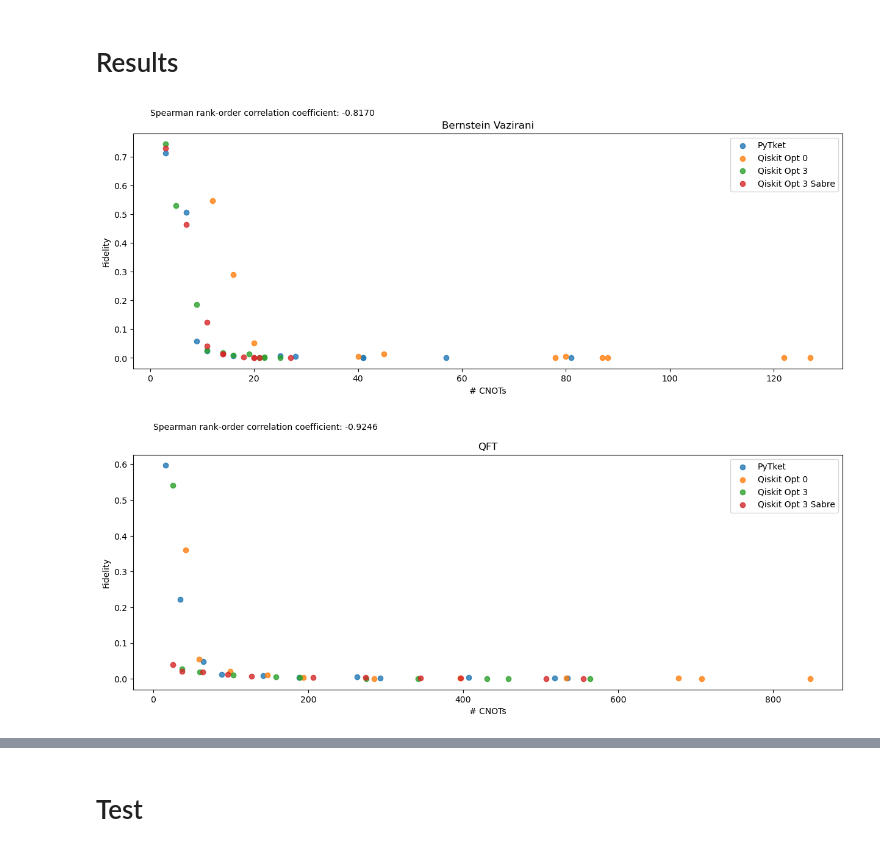
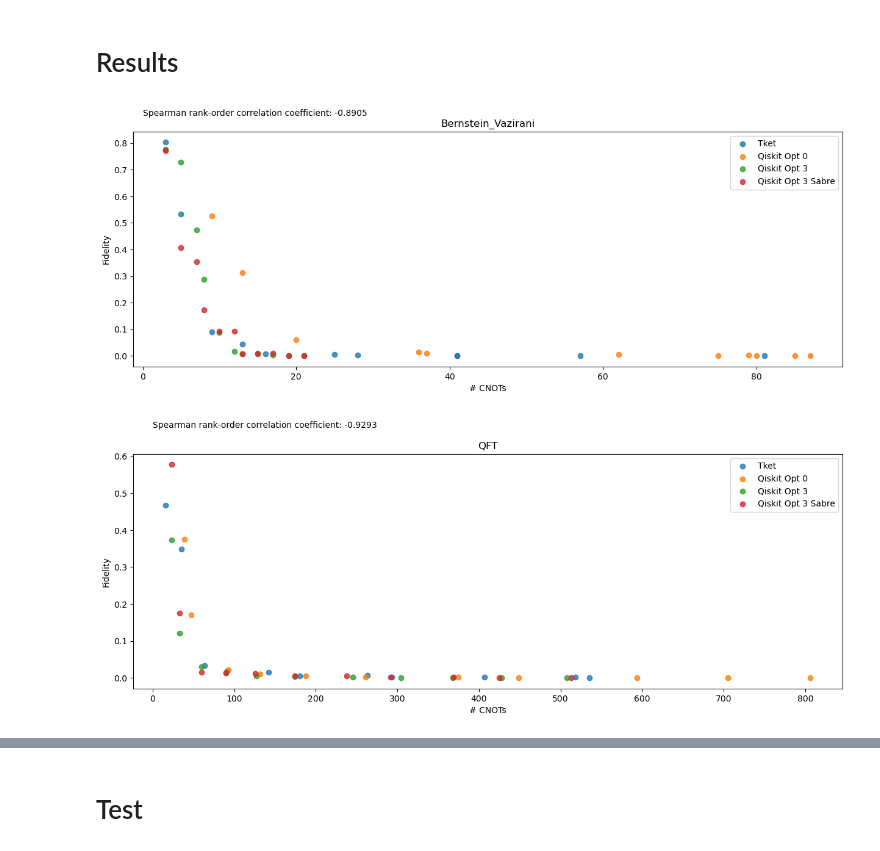
Before and after one commit to thspreetham98/quantum_project, a Jupyter notebook: benchmark/fidelity_benchmark.ipynb, the cells around one changed output, grey strips where cells are left out. Saved outputs shown, nothing was run; the diff lists cells and outputs as text; code cells hidden in the pictures.

```diff
--- a/benchmark/fidelity_benchmark.ipynb
+++ b/benchmark/fidelity_benchmark.ipynb
@@ -68,0 +29,6 @@ for qc in qcs:
+# %%
+techniques = list(techniques_temp)
+techniques.insert(0, 'Tket')
+techniques = tuple(techniques)
+display(techniques)
+del techniques_temp
@@ -69,11 +37,11 @@ for qc in qcs:
 # %% [markdown]
 # Run on IBM QC
 # %%
-job = backend.run(tqcs, shots=4000)
+# job = backend.run(transpiled_qcs, shots=4000)
 # job = fake_backend.run(tqcs, shots=1000)
 # %% [markdown]
 # Checkpoint
 # %%
-job = provider.backend.jobs()[0]
+job = provider.backend.jobs()[1]
 display(job.job_id())
 # %% [output]
@@ -139,11 +111,11 @@ for tqc in job.circuits():
 fidelities = []
 n_s = max_qubits-min_qubits+1
 
-for al_index, al_name in enumerate(algorithms.keys()):
+for al_index, al_name in enumerate(algorithms):
     for n_index in range(n_s):
         n = n_index + min_qubits
         sim_res_counts_n = sim_res_counts[al_index*(n_s) + n_index]
-        for t_index, t_name in enumerate(techniques.keys()):
+        for t_index, t_name in enumerate(techniques):
             tqc_index = al_index*(n_s)*len(techniques) + n_index*len(techniques) + t_index
             qc_counts = qc_res_counts[tqc_index]
             hf = hellinger_fidelity(sim_res_counts_n, qc_counts)
@@ -153,29 +125,29 @@ for al_index, al_name in enumerate(algorithms.keys()):
 # %%
 # fidelity vs no of cnots
 
 
-for al_index, al_name in enumerate(algorithms.keys()):
+for al_index, al_name in enumerate(algorithms):
     fig, ax = plt.subplots(figsize=(15,5))
     ax.set(xlabel='# CNOTs', ylabel='Fidelity', title=al_name)
     x2 = []
     y2 = []
-    for t_index, t_name in enumerate(techniques.keys()):
+    for t_index, t_name in enumerate(techniques):
         x = []
         y = []
         for n_index in range(n_s):
             tqc_index = al_index*(n_s)*len(techniques) + n_index*len(techniques) + t_index
             x.append(cx_counts[tqc_index])
             y.append(fidelities[tqc_index])
         ax.scatter(x, y, label = t_name, alpha=0.8)
         ax.legend()
         x2.extend(x)
         y2.extend(y)
     res = stats.spearmanr(x2, y2)
     ax.text(0, max(y2)+0.1, 'Spearman rank-order correlation coefficient: {:2.4f}'.format(res.statistic))
     plt.show(fig)
 # %% [output]
-[figure, old version]
+[figure, new version]
-[figure, old version]
+[figure, new version]
 # %%
 # fidelity vs no of runtime
 
```
Also changed, not shown: parts of 16 cells of this notebook, 24 other files.
